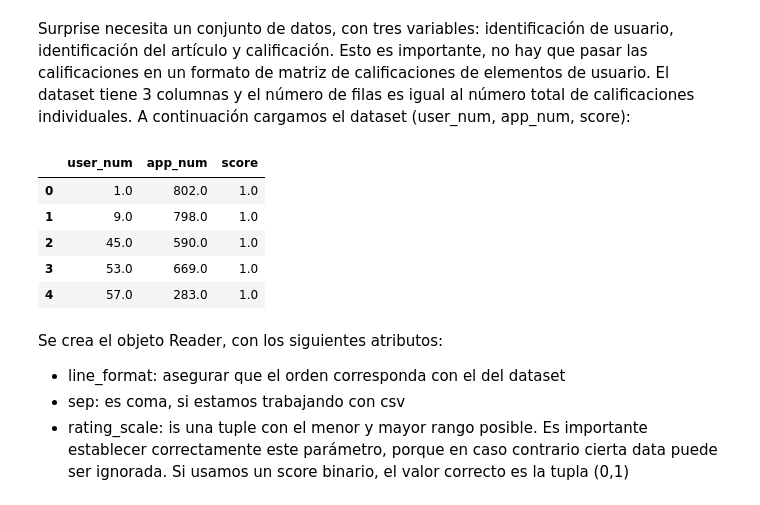
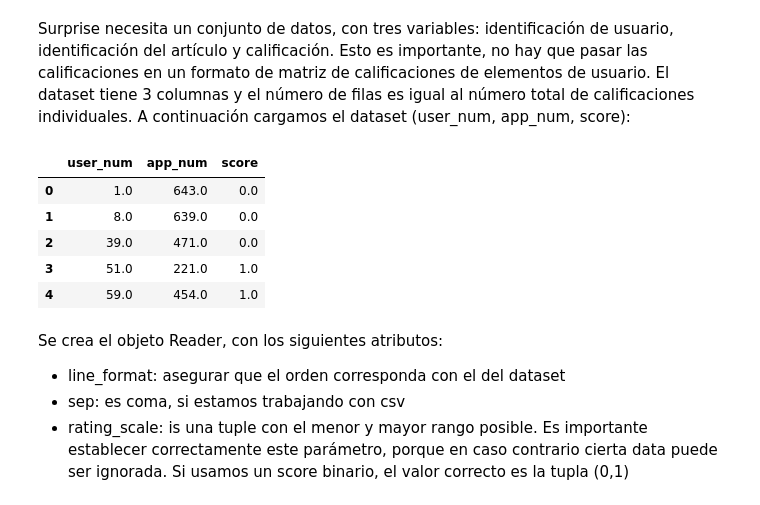
Before and after one commit to gonzalogperez/sistemas-recomendacion-steam, a Jupyter notebook: DS_Proyecto_03_SR_BigData.ipynb, the cells around one changed output. Drawn from its saved outputs; the diff is of its cells as text; code cells hidden in the pictures.

```diff
--- a/DS_Proyecto_03_SR_BigData.ipynb
+++ b/DS_Proyecto_03_SR_BigData.ipynb
@@ -1656,17 +1767,17 @@ from surprise.model_selection import train_test_split
 # %% [markdown]
 Surprise necesita un conjunto de datos, con tres variables: identificación de usuario, identificación del artículo y calificación. Esto es importante, no hay que pasar las calificaciones en un formato de matriz de calificaciones de elementos de usuario. El dataset tiene 3 columnas y el número de filas es igual al número total de calificaciones individuales. A continuación cargamos el dataset (user_num, app_num, score):
 # %%
-## Cargamos el dataset con un rectágulo de los datos
+## Cargamos el dataset con un rectágulo de los datos (Small Data)
 #ratings = pd.read_csv('data/trainUsers.csv')
-ratings = pd.read_csv('/content/drive/MyDrive/ColabNotebooks/SPRINT_3/df_rating_encoded_rectangulo_1.csv')
+ratings = pd.read_csv('data/df_rating_encoded_rectangulo_1.csv')
 ratings.head()
 # %% [output]
 |  | user_num | app_num | score |
-| 0 | 1.0 | 802.0 | 1.0 |
-| 1 | 9.0 | 798.0 | 1.0 |
-| 2 | 45.0 | 590.0 | 1.0 |
-| 3 | 53.0 | 669.0 | 1.0 |
-| 4 | 57.0 | 283.0 | 1.0 |
+| 0 | 1.0 | 643.0 | 0.0 |
+| 1 | 8.0 | 639.0 | 0.0 |
+| 2 | 39.0 | 471.0 | 0.0 |
+| 3 | 51.0 | 221.0 | 1.0 |
+| 4 | 59.0 | 454.0 | 1.0 |
 # %% [markdown]
 Se crea el objeto Reader, con los siguientes atributos:
 - line_format: asegurar que el orden corresponda con el del dataset
```
Also changed, not shown: parts of 43 cells of this notebook, 1 other file.
